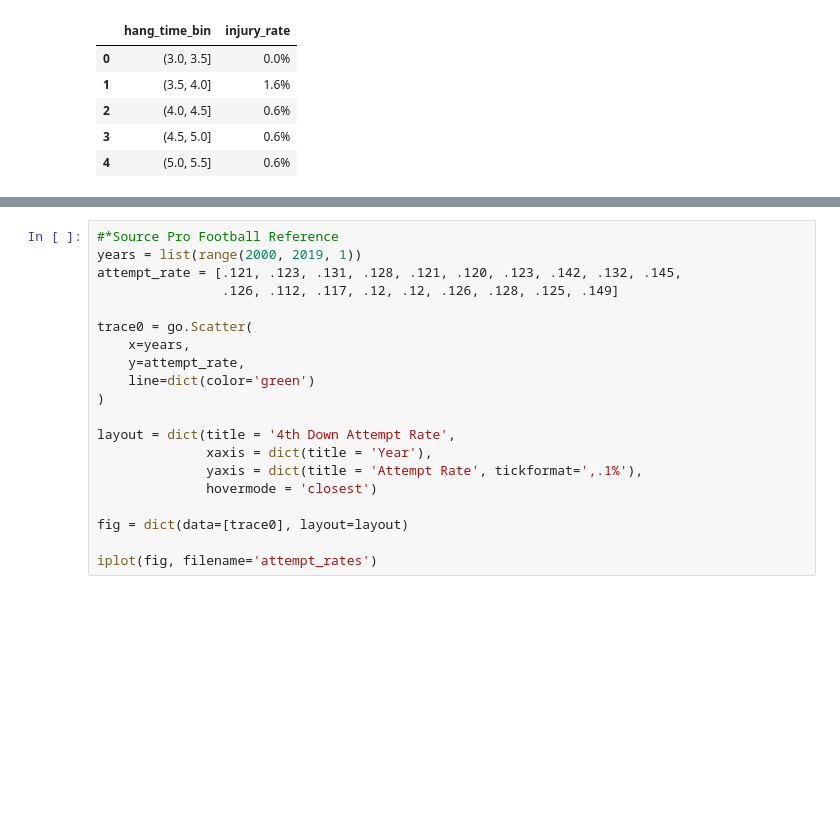
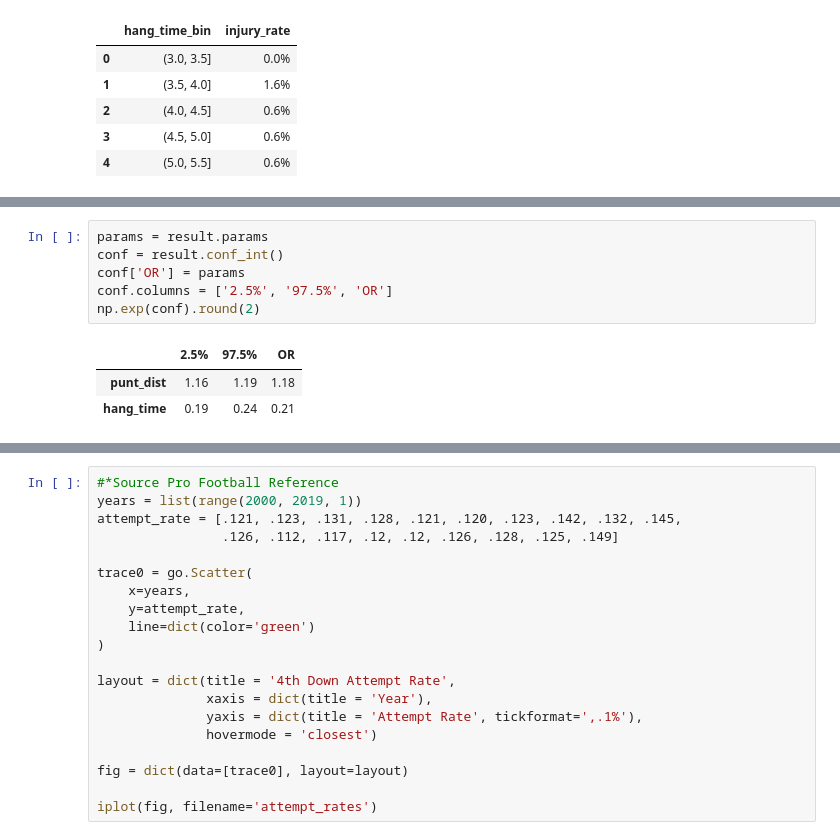
Before and after one commit to mtodisco10/nfl-punt-analytics, a Jupyter notebook: nfl_punt_script.ipynb, the cells around one changed output, grey strips where cells are left out. Drawn from its saved outputs; the diff is of its cells as text; blank space fills up the shorter version.

```diff
--- a/nfl_punt_script.ipynb
+++ b/nfl_punt_script.ipynb
@@ -1222,0 +1290,10 @@ pdd.groupby('punt_to_bin', as_index=False)['return_dist'].mean()
+# %%
+params = result.params
+conf = result.conf_int()
+conf['OR'] = params
+conf.columns = ['2.5%', '97.5%', 'OR']
+np.exp(conf).round(2)
+# %% [output]
+|  | 2.5% | 97.5% | OR |
+| punt_dist | 1.16 | 1.19 | 1.18 |
+| hang_time | 0.19 | 0.24 | 0.21 |
```
Also changed, not shown: parts of 43 cells of this notebook.
